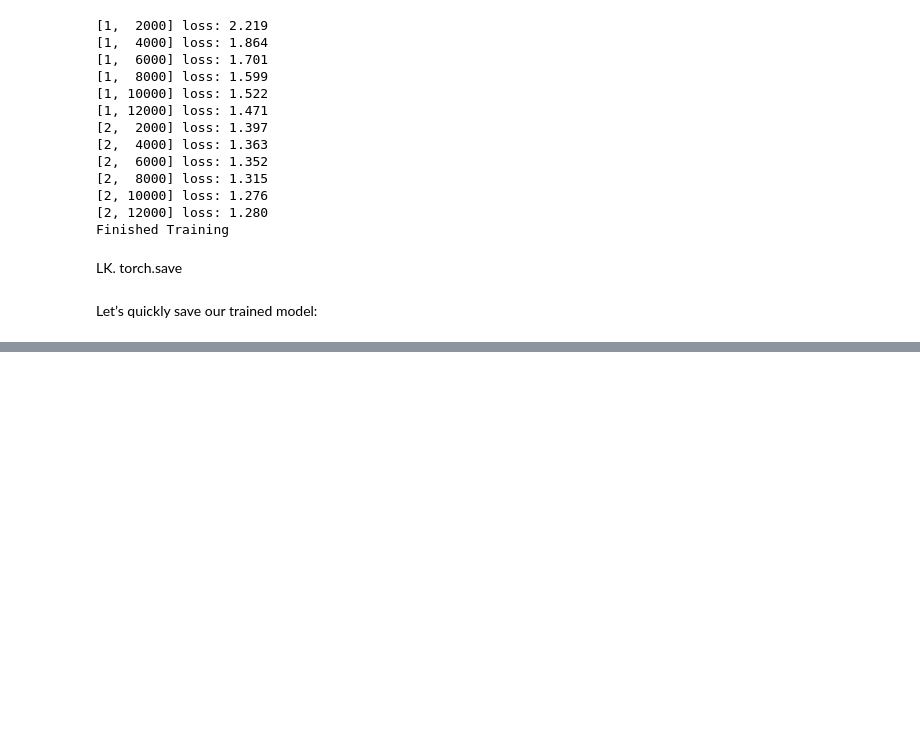
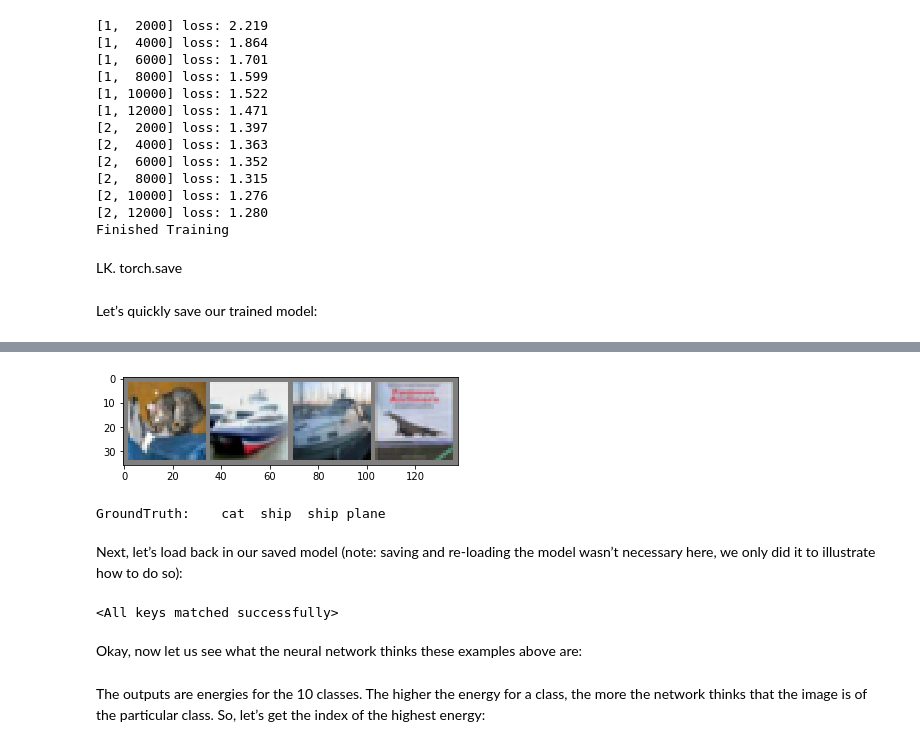
Before and after one commit to Wetpaint3/Pytorch, a Jupyter notebook: Training_a_classifier.ipynb, the cells around one changed output, grey strips where cells are left out. Cells and saved outputs as stored; diff of their text form; code cells hidden in the pictures; blank space fills up the shorter version.

```diff
--- a/Training_a_classifier.ipynb
+++ b/Training_a_classifier.ipynb
@@ -184,0 +194,19 @@ torch.save(net.state_dict(), PATH)
+# %%
+dataiter = iter(testloader)
+images, labels = dataiter.next()
+
+# print images
+imshow(torchvision.utils.make_grid(images))
+print('GroundTruth: ', ' '.join('%5s' % classes[labels[j]] for j in range(4)))
+# %% [output]
+[figure, added]
+GroundTruth:    cat  ship  ship plane
+# %% [markdown]
+Next, let’s load back in our saved model (note: saving and re-loading the model wasn’t necessary here, we only did it to illustrate how to do so):
+# %%
+net = Net()
+net.load_state_dict(torch.load(PATH))
+# %% [output]
+<All keys matched successfully>
+# %% [markdown]
+Okay, now let us see what the neural network thinks these examples above are:
@@ -184,0 +215,2 @@ torch.save(net.state_dict(), PATH)
+# %% [markdown]
+The outputs are energies for the 10 classes. The higher the energy for a class, the more the network thinks that the image is of the particular class. So, let’s get the index of the highest energy:
```
Also changed, not shown: parts of 6 cells of this notebook.
